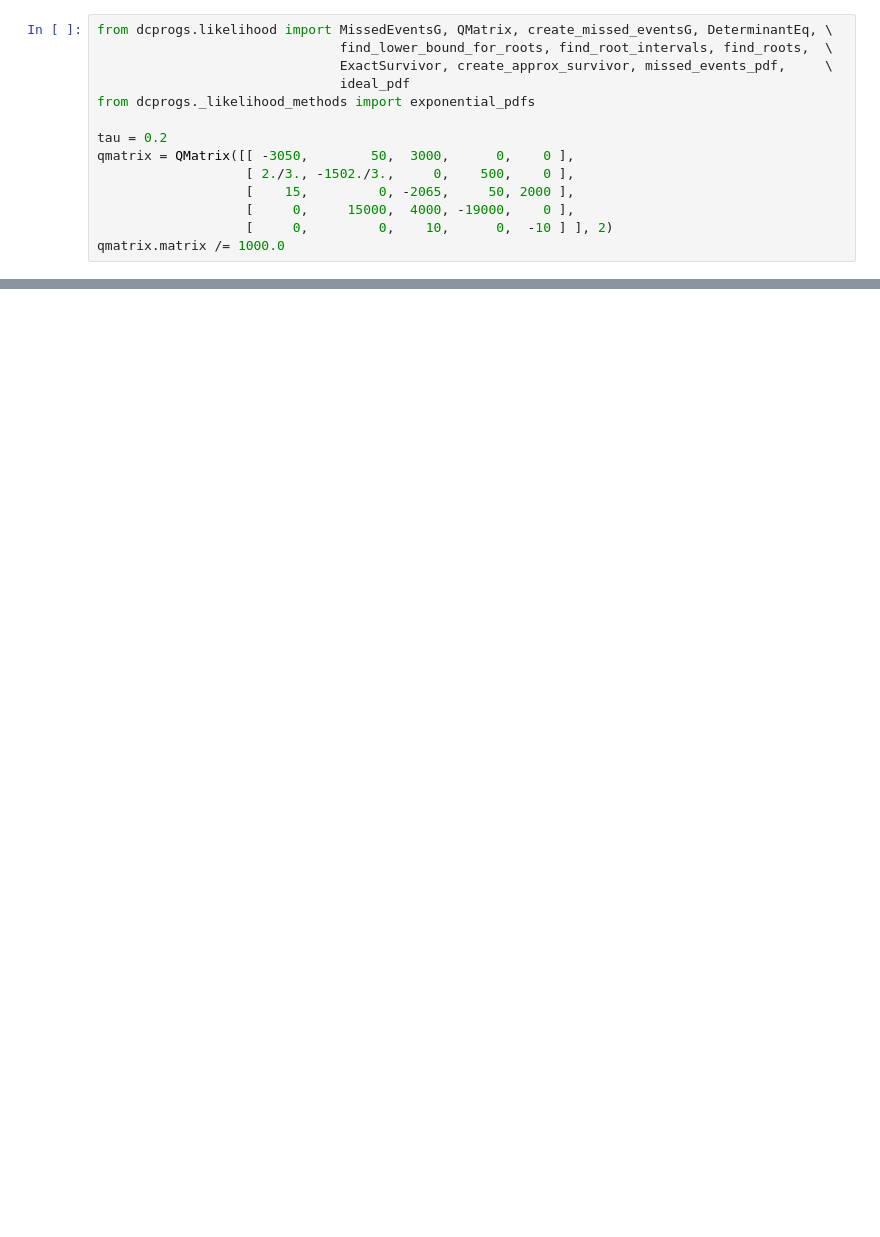
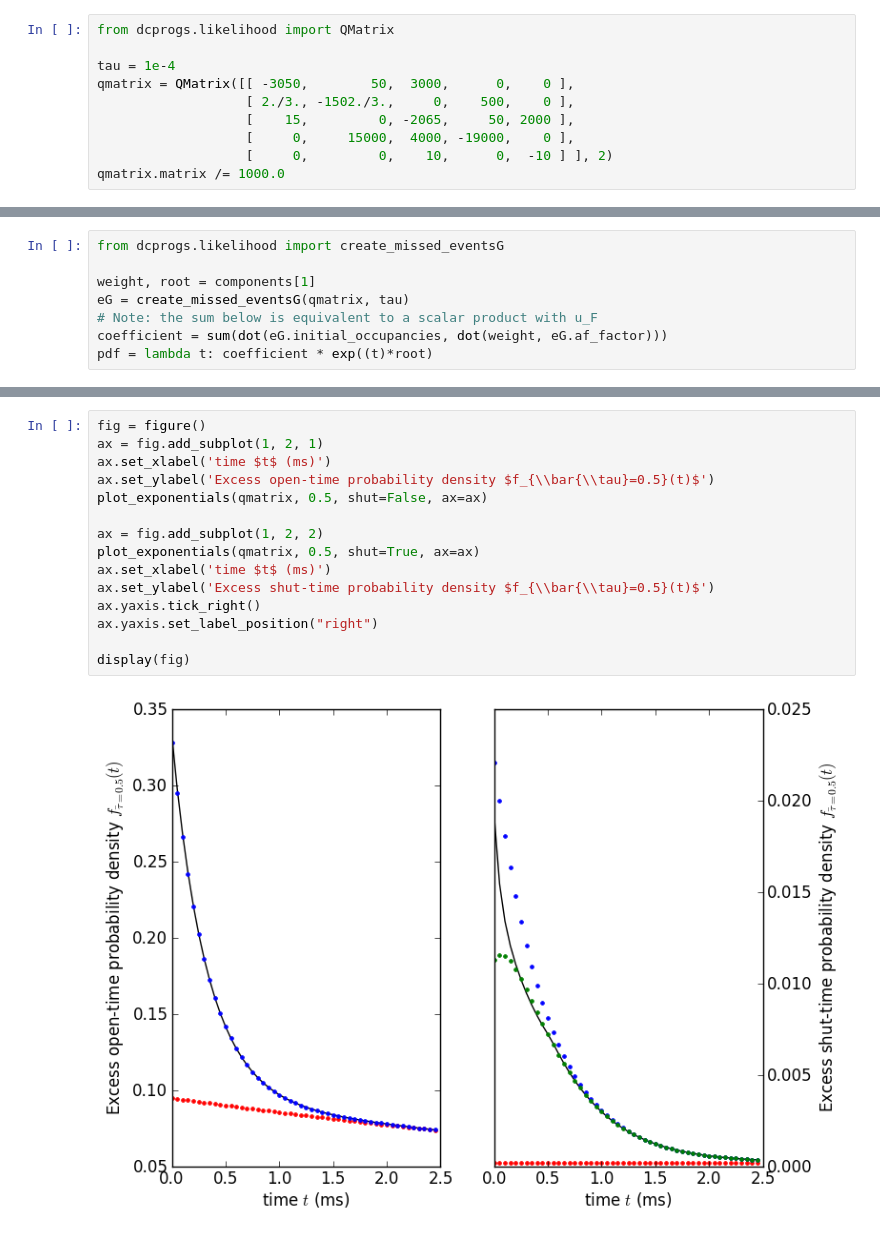
Before and after one commit to DCPROGS/HJCFIT, a Jupyter notebook: exploration/CH82.ipynb, the cells around one changed output, grey strips where cells are left out. Saved outputs shown, nothing was run; the diff lists cells and outputs as text; blank space fills up the shorter version.

```diff
--- a/exploration/CH82.ipynb
+++ b/exploration/CH82.ipynb
@@ -6,11 +6,7 @@ The following tries to reproduce Fig 8 from [Hawkes, Jalali, Colquhoun (1992)](h
 # %%
-from dcprogs.likelihood import MissedEventsG, QMatrix, create_missed_eventsG, DeterminantEq, \
-                               find_lower_bound_for_roots, find_root_intervals, find_roots,  \
-                               ExactSurvivor, create_approx_survivor, missed_events_pdf,     \
-                               ideal_pdf
-from dcprogs._likelihood_methods import exponential_pdfs
+from dcprogs.likelihood import QMatrix
 
-tau = 0.2
+tau = 1e-4
 qmatrix = QMatrix([[ -3050,        50,  3000,      0,    0 ],
                    [ 2./3., -1502./3.,     0,    500,    0 ],
                    [    15,         0, -2065,     50, 2000 ],
@@ -30,0 +51,8 @@ display(fig)
+# %%
+from dcprogs.likelihood import create_missed_eventsG
+
+weight, root = components[1]
+eG = create_missed_eventsG(qmatrix, tau)
+# Note: the sum below is equivalent to a scalar product with u_F
+coefficient = sum(dot(eG.initial_occupancies, dot(weight, eG.af_factor)))
+pdf = lambda t: coefficient * exp((t)*root)
@@ -30,0 +103,17 @@ display(fig)
+# %%
+fig = figure()
+ax = fig.add_subplot(1, 2, 1)
+ax.set_xlabel('time $t$ (ms)')
+ax.set_ylabel('Excess open-time probability density $f_{\\bar{\\tau}=0.5}(t)$')
+plot_exponentials(qmatrix, 0.5, shut=False, ax=ax)
+
+ax = fig.add_subplot(1, 2, 2)
+plot_exponentials(qmatrix, 0.5, shut=True, ax=ax)
+ax.set_xlabel('time $t$ (ms)')
+ax.set_ylabel('Excess shut-time probability density $f_{\\bar{\\tau}=0.5}(t)$')
+ax.yaxis.tick_right()
+ax.yaxis.set_label_position("right")
+
+display(fig)
+# %% [output]
+[figure, added]
```
Also changed, not shown: parts of 10 cells of this notebook, 4 other files.
